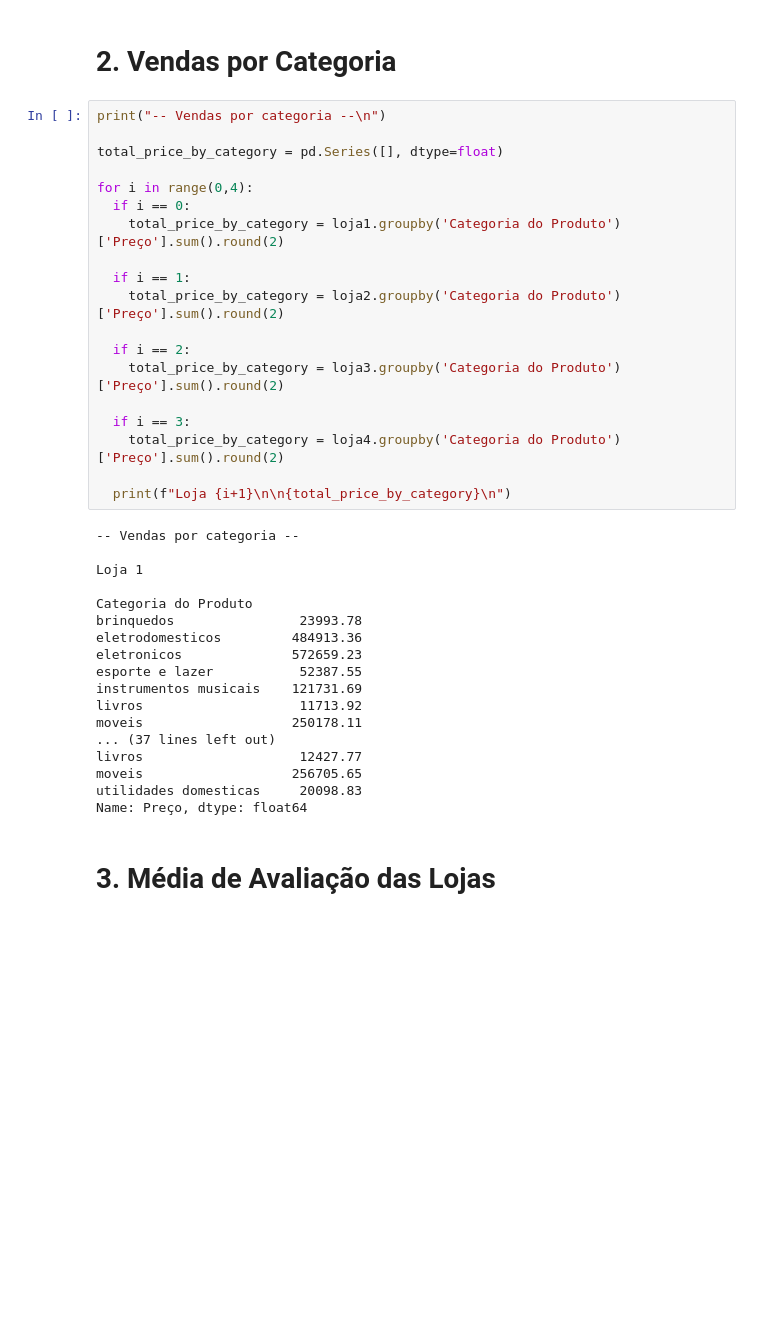
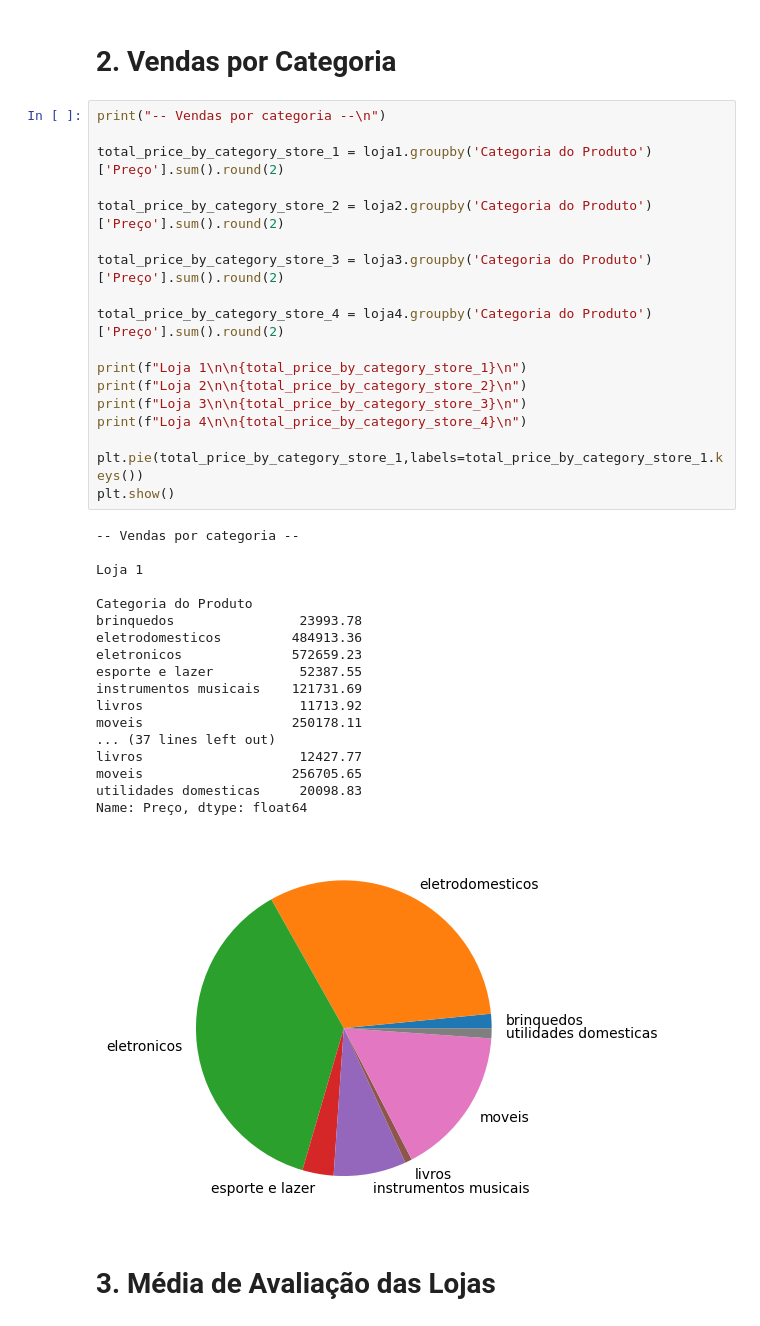
Before and after one commit to andrepixel/challenge1-data-science, a Jupyter notebook: AluraStoreBr.ipynb, the cells around one changed output. Saved outputs shown, nothing was run; the diff lists cells and outputs as text; blank space fills up the shorter version.

```diff
--- a/AluraStoreBr.ipynb
+++ b/AluraStoreBr.ipynb
@@ -62,40 +68,40 @@ Faturamento Loja 4: R$1458253.46
 # %%
 print("-- Vendas por categoria --\n")
 
-total_price_by_category = pd.Series([], dtype=float)
+total_price_by_category_store_1 = loja1.groupby('Categoria do Produto')['Preço'].sum().round(2)
 
-for i in range(0,4):
-  if i == 0:
-    total_price_by_category = loja1.groupby('Categoria do Produto')['Preço'].sum().round(2)
+total_price_by_category_store_2 = loja2.groupby('Categoria do Produto')['Preço'].sum().round(2)
 
-  if i == 1:
-    total_price_by_category = loja2.groupby('Categoria do Produto')['Preço'].sum().round(2)
+total_price_by_category_store_3 = loja3.groupby('Categoria do Produto')['Preço'].sum().round(2)
 
-  if i == 2:
-    total_price_by_category = loja3.groupby('Categoria do Produto')['Preço'].sum().round(2)
+total_price_by_category_store_4 = loja4.groupby('Categoria do Produto')['Preço'].sum().round(2)
 
-  if i == 3:
-    total_price_by_category = loja4.groupby('Categoria do Produto')['Preço'].sum().round(2)
+print(f"Loja 1\n\n{total_price_by_category_store_1}\n")
+print(f"Loja 2\n\n{total_price_by_category_store_2}\n")
+print(f"Loja 3\n\n{total_price_by_category_store_3}\n")
+print(f"Loja 4\n\n{total_price_by_category_store_4}\n")
 
-  print(f"Loja {i+1}\n\n{total_price_by_category}\n")
+plt.pie(total_price_by_category_store_1,labels=total_price_by_category_store_1.keys())
+plt.show()
 # %% [output]
 -- Vendas por categoria --
 
 Loja 1
 
 Categoria do Produto
 brinquedos                23993.78
 eletrodomesticos         484913.36
 eletronicos              572659.23
 esporte e lazer           52387.55
 instrumentos musicais    121731.69
 livros                    11713.92
 moveis                   250178.11
 ... (37 lines left out)
 livros                    12427.77
 moveis                   256705.65
 utilidades domesticas     20098.83
 Name: Preço, dtype: float64
+[figure, added]
 # %% [markdown]
 # 3. Média de Avaliação das Lojas
 # %%
```
Also changed, not shown: parts of 2 cells of this notebook.
